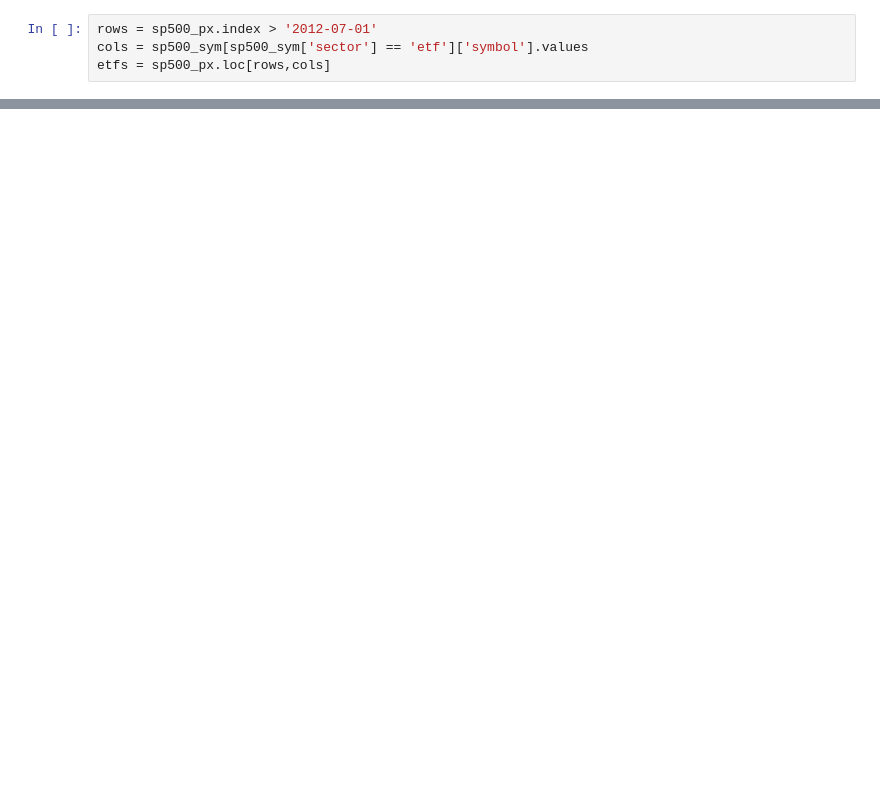
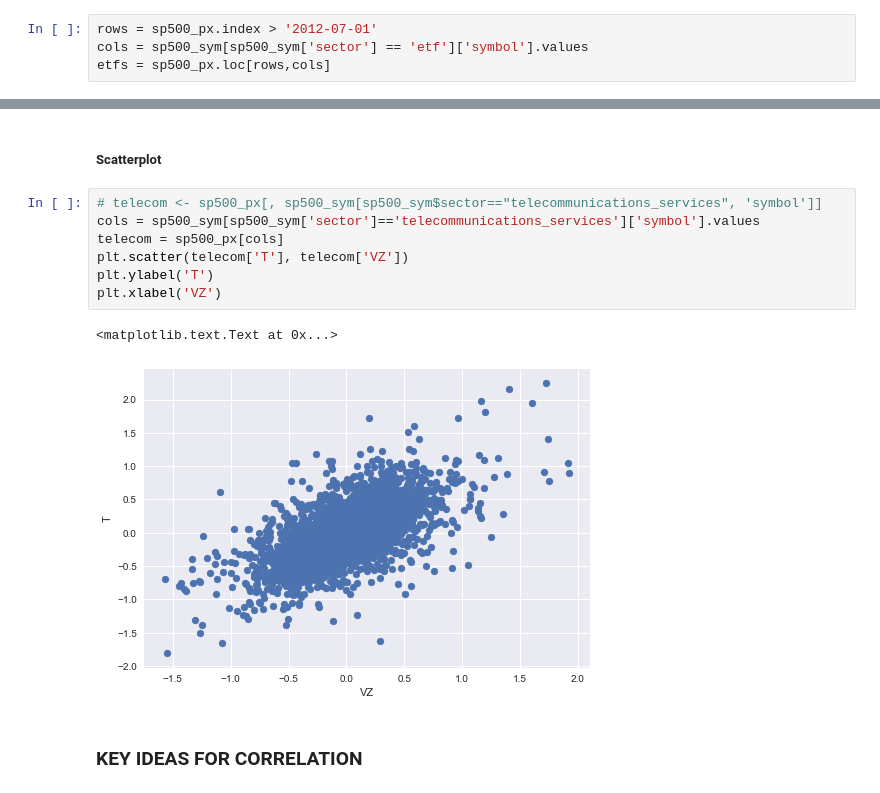
Before and after one commit to dhanonethree/xml2csv, a Jupyter notebook: Chapter1.ipynb, the cells around one changed output, grey strips where cells are left out. Cells and saved outputs as stored; diff of their text form; blank space fills up the shorter version.

```diff
--- a/Chapter1.ipynb
+++ b/Chapter1.ipynb
@@ -394,0 +392,14 @@ plt.matshow(etfs.corr())
+# %% [markdown]
+##### Scatterplot
+# %%
+# telecom <- sp500_px[, sp500_sym[sp500_sym$sector=="telecommunications_services", 'symbol']]
+cols = sp500_sym[sp500_sym['sector']=='telecommunications_services']['symbol'].values
+telecom = sp500_px[cols]
+plt.scatter(telecom['T'], telecom['VZ'])
+plt.ylabel('T')
+plt.xlabel('VZ')
+# %% [output]
+<matplotlib.text.Text at 0x...>
+[figure, added]
+# %% [markdown]
+### KEY IDEAS FOR CORRELATION
```
Also changed, not shown: parts of 9 cells of this notebook.
